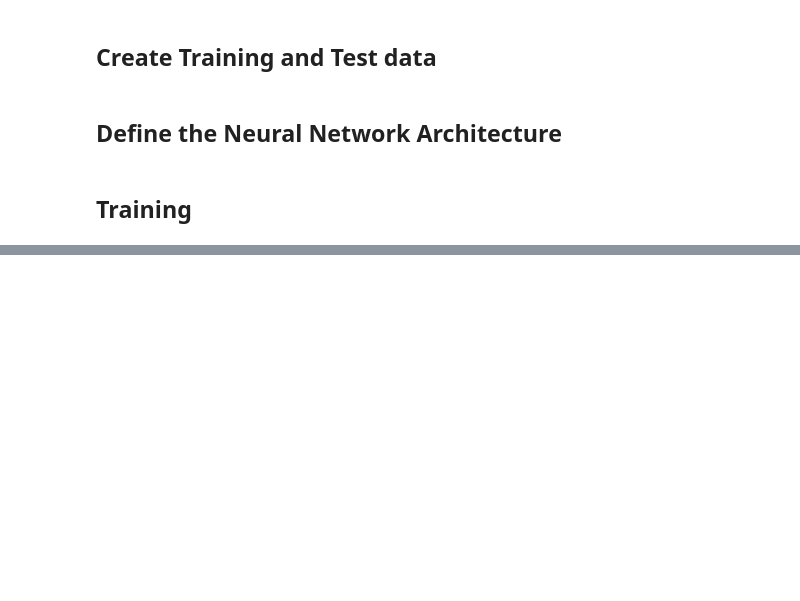
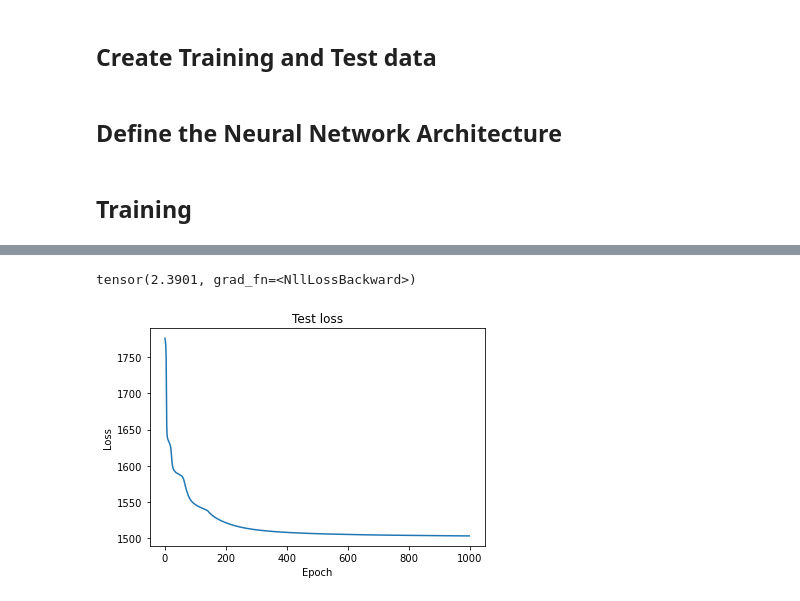
Before and after one commit to faaizT/AI_Clinician, a Jupyter notebook: Neural Net.ipynb, the cells around one changed output, grey strips where cells are left out. Drawn from its saved outputs; the diff is of its cells as text; code cells hidden in the pictures; blank space fills up the shorter version.

```diff
--- a/Neural Net.ipynb
+++ b/Neural Net.ipynb
@@ -195,0 +209,44 @@ plt.show()
+# %%
+def get_model2():
+    model = Mnist_Logistic2()
+    return model, optim.SGD(model.parameters(), lr=0.001)
+# %%
+model, opt = get_model2()
+test_loss = []
+test_acc = []
+train_acc = []
+logging.info('Starting training - model 2')
+
+for epoch in range(1000):
+    logging.info('Epoch: ' + str(epoch))
+    model.train()
+    for xb, yb in train_dl:
+        pred = model(xb.float())
+        loss = loss_func(pred, yb.long())
+
+        loss.backward()
+        opt.step()
+        opt.zero_grad()
+
+    model.eval()
+    with torch.no_grad():
+        valid_loss = sum(loss_func(model(xb.float()), yb.long()) for xb, yb in test_dl)
+        test_loss.append(valid_loss)
+        if epoch % 50 == 0:
+            test_acc.append(accuracy(test_dl))
+            train_acc.append(accuracy(train_dl))
+
+logging.info('Training finished')
+print(loss_func(model(xb.float()), yb.long()))
+# %% [output]
+tensor(2.3901, grad_fn=<NllLossBackward>)
+# %%
+import matplotlib.pyplot as plt
+
+plt.plot(test_loss)
+plt.xlabel('Epoch')
+plt.ylabel('Loss')
+plt.title('Test loss')
+plt.show()
+# %% [output]
+[figure, added]
```
Also changed, not shown: parts of 10 cells of this notebook.
